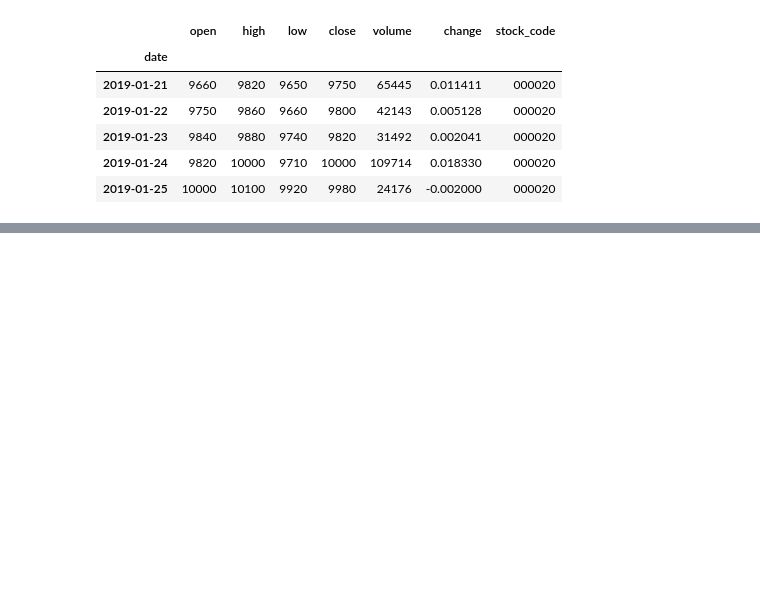
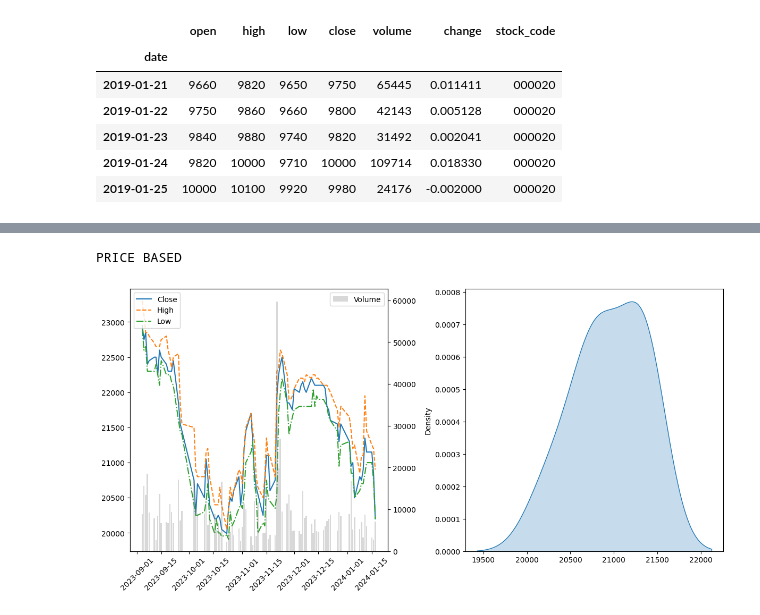
Before and after one commit to jackmappotion/system_trading_pa, a Jupyter notebook: position_generator.ipynb, the cells around one changed output, grey strips where cells are left out. Saved outputs shown, nothing was run; the diff lists cells and outputs as text; code cells hidden in the pictures; blank space fills up the shorter version.

```diff
--- a/position_generator.ipynb
+++ b/position_generator.ipynb
@@ -26,8 +26,8 @@ from pa_tools.generators.highlow_based_generator import HighLowBasedPositionGene
 pb_pg = PriceBasedPositionGenerator()
 hlb_pg = HighLowBasedPositionGenerator()
 # %%
-time_size = 90
-position_size = 300
+time_size = 10
+position_size = 10
 prices = single_ohlcv["close"]
 
 pb_raw_position = pb_pg.get_raw_position(prices, time_size, position_size)
@@ -255,3 +263,10 @@ def visualize_position(df, positions, time_size):
     plt.tight_layout()
     plt.show()
     return None
+# %%
+# RAW Position
+print("PRICE BASED")
+visualize_position(single_ohlcv, pb_raw_position, time_size)
+# %% [output]
+PRICE BASED
+[figure, added]
```
Also changed, not shown: parts of 13 cells of this notebook, 1 other file.
